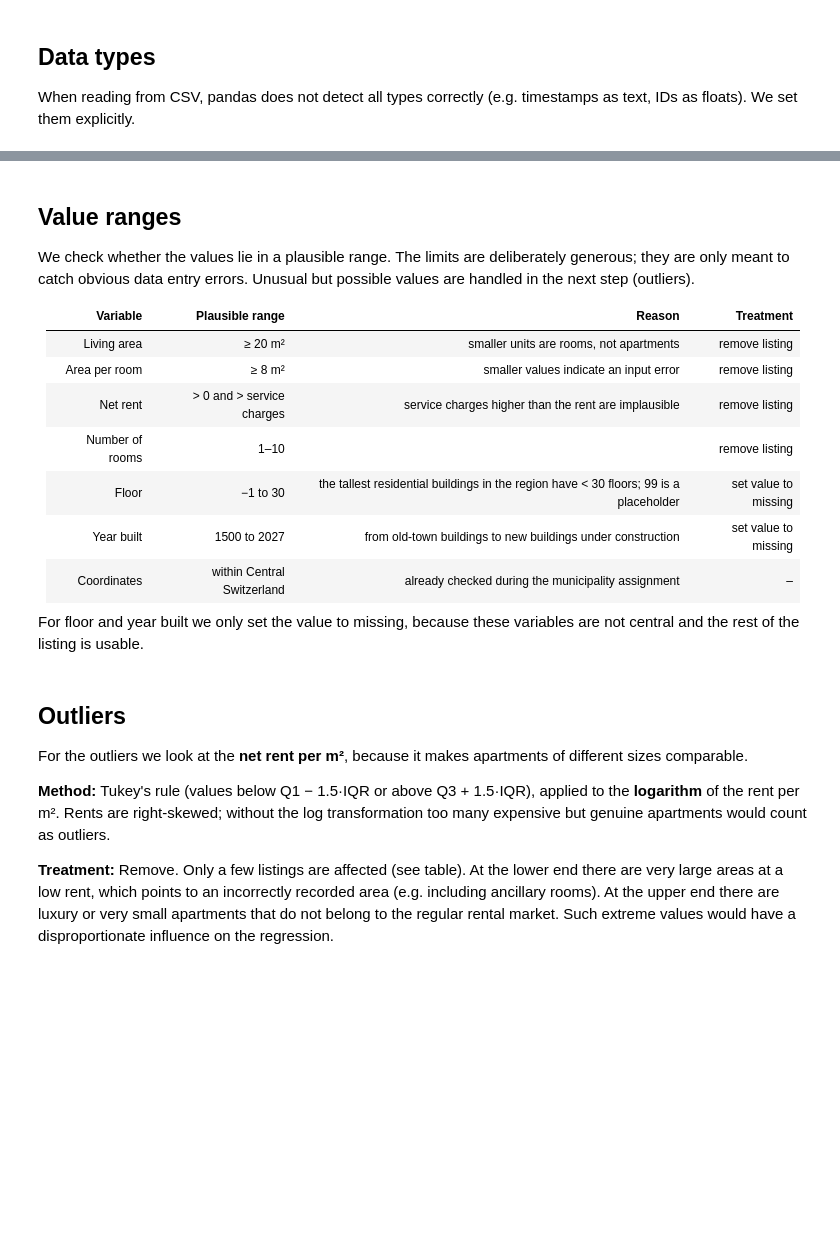
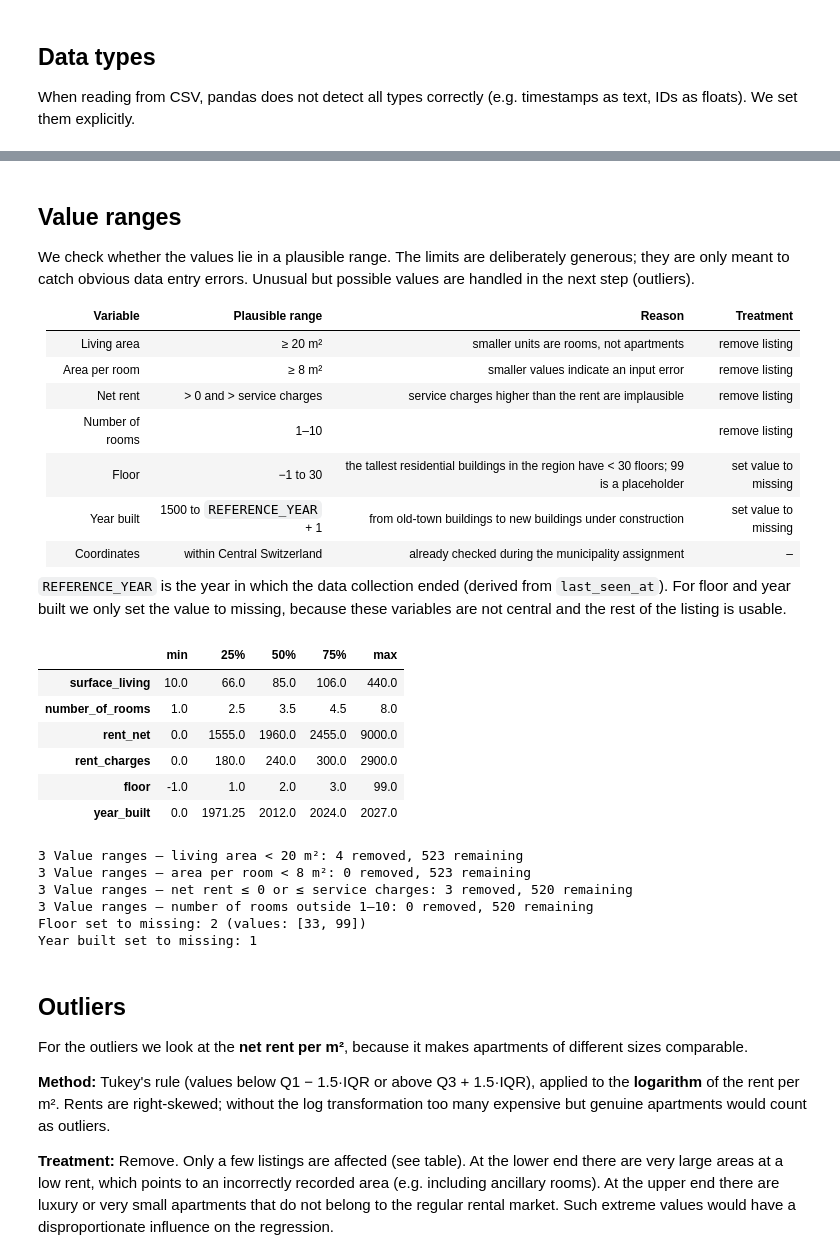
Before and after one commit to ruefeenr/CIP_HS26_204, a Jupyter notebook: scripts/data_cleaning_rentals.ipynb, the cells around one changed output, grey strips where cells are left out. Cells and saved outputs as stored; diff of their text form; code cells hidden in the pictures; blank space fills up the shorter version.

```diff
--- a/scripts/data_cleaning_rentals.ipynb
+++ b/scripts/data_cleaning_rentals.ipynb
@@ -212,25 +330,39 @@ We check whether the values lie in a plausible range. The limits are deliberatel
 | Net rent | > 0 and > service charges | service charges higher than the rent are implausible | remove listing |
 | Number of rooms | 1–10 | | remove listing |
 | Floor | −1 to 30 | the tallest residential buildings in the region have < 30 floors; 99 is a placeholder | set value to missing |
-| Year built | 1500 to 2027 | from old-town buildings to new buildings under construction | set value to missing |
+| Year built | 1500 to `REFERENCE_YEAR` + 1 | from old-town buildings to new buildings under construction | set value to missing |
 | Coordinates | within Central Switzerland | already checked during the municipality assignment | – |
 
-For floor and year built we only set the value to missing, because these variables are not central and the rest of the listing is usable.
+`REFERENCE_YEAR` is the year in which the data collection ended (derived from `last_seen_at`). For floor and year built we only set the value to missing, because these variables are not central and the rest of the listing is usable.
 # %%
 display(df[["surface_living", "number_of_rooms", "rent_net", "rent_charges", "floor", "year_built"]]
         .describe().T[["min", "25%", "50%", "75%", "max"]])
 
 df = exclude(df, df["surface_living"] < 20, "3 Value ranges", "living area < 20 m²")
 df = exclude(df, df["surface_living"] / df["number_of_rooms"] < 8, "3 Value ranges", "area per room < 8 m²")
 df = exclude(df, (df["rent_net"] <= 0) | (df["rent_charges"] >= df["rent_net"]), "3 Value ranges", "net rent ≤ 0 or ≤ service charges")
 df = exclude(df, ~df["number_of_rooms"].between(1, 10), "3 Value ranges", "number of rooms outside 1–10")
 
 bad_floor = ~df["floor"].between(-1, 30) & df["floor"].notna()
-bad_year = ~df["year_built"].between(1500, 2027) & df["year_built"].notna()
+bad_year = ~df["year_built"].between(1500, REFERENCE_YEAR + 1) & df["year_built"].notna()
 print(f"Floor set to missing: {bad_floor.sum()} (values: {sorted(df.loc[bad_floor, 'floor'].tolist())})")
 print(f"Year built set to missing: {bad_year.sum()}")
 df.loc[bad_floor, "floor"] = pd.NA
 df.loc[bad_year, "year_built"] = pd.NA
+# %% [output]
+|  | min | 25% | 50% | 75% | max |
+| surface_living | 10.0 | 66.0 | 85.0 | 106.0 | 440.0 |
+| number_of_rooms | 1.0 | 2.5 | 3.5 | 4.5 | 8.0 |
+| rent_net | 0.0 | 1555.0 | 1960.0 | 2455.0 | 9000.0 |
+| rent_charges | 0.0 | 180.0 | 240.0 | 300.0 | 2900.0 |
+| floor | -1.0 | 1.0 | 2.0 | 3.0 | 99.0 |
+| year_built | 0.0 | 1971.25 | 2012.0 | 2024.0 | 2027.0 |
+3 Value ranges – living area < 20 m²: 4 removed, 523 remaining
+3 Value ranges – area per room < 8 m²: 0 removed, 523 remaining
+3 Value ranges – net rent ≤ 0 or ≤ service charges: 3 removed, 520 remaining
+3 Value ranges – number of rooms outside 1–10: 0 removed, 520 remaining
+Floor set to missing: 2 (values: [33, 99])
+Year built set to missing: 1
 # %% [markdown]
 ## Outliers
 
```
Also changed, not shown: parts of 16 cells of this notebook, 3 other files.
